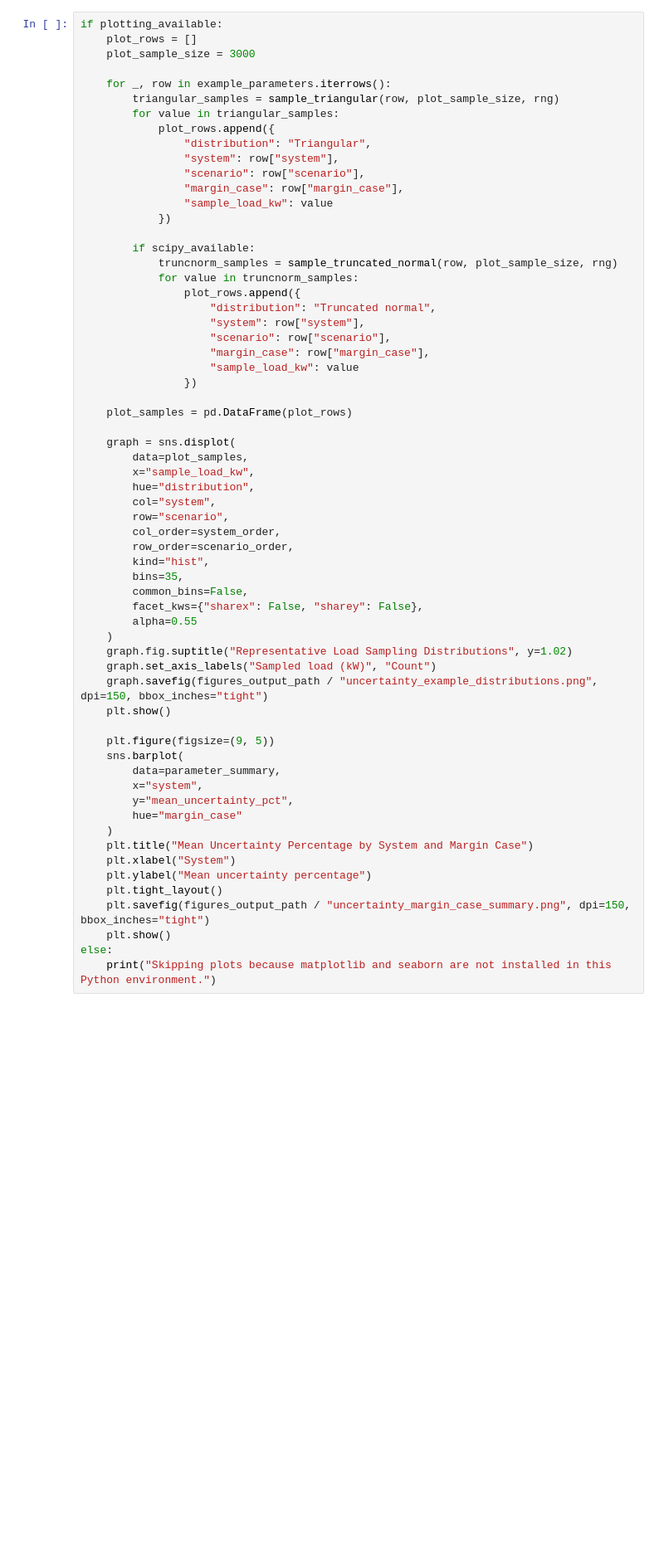
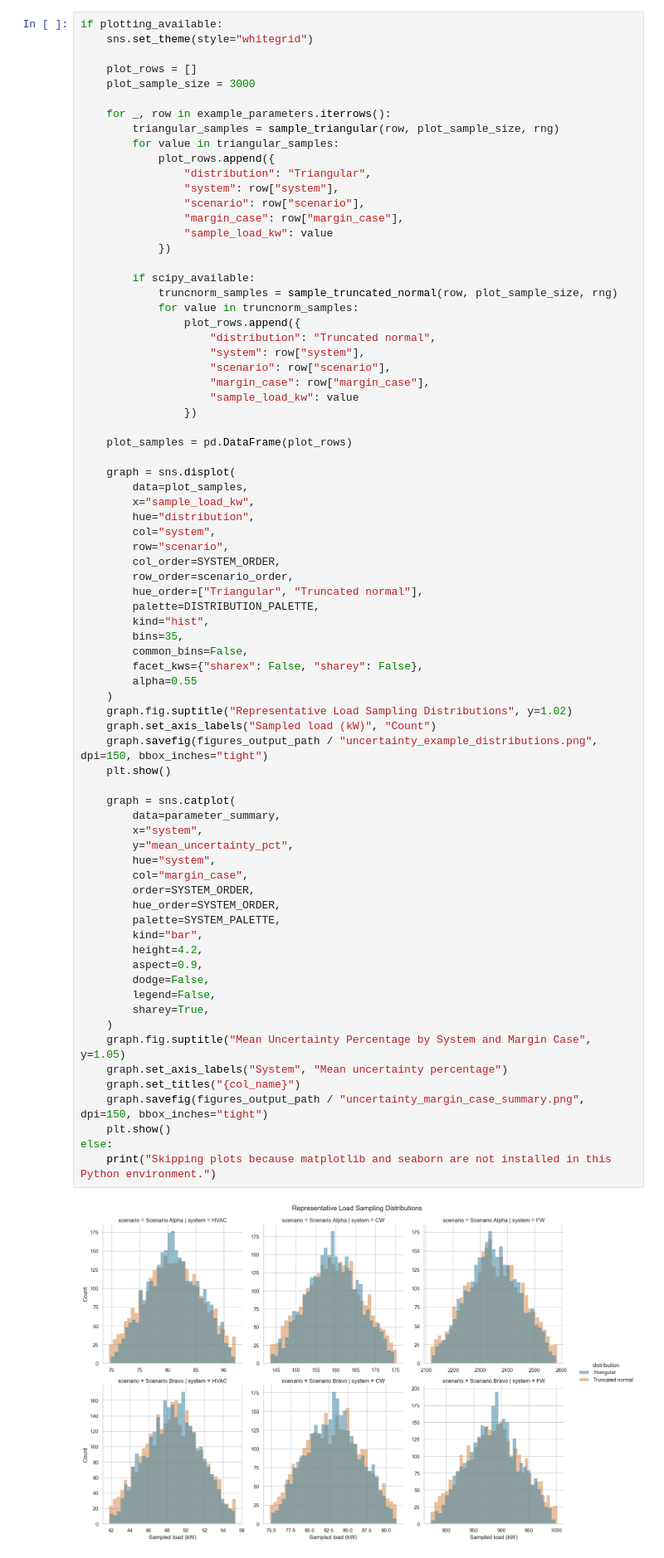
Before and after one commit to HBurgess173/Monte-Carlo-Simulation-of-a-Cascading-Cooling-System, a Jupyter notebook: notebooks/04_uncertainty_modelling.ipynb, the cells around one changed output. Shown at 83% size. Cells and saved outputs as stored; diff of their text form; blank space fills up the shorter version.

```diff
--- a/notebooks/04_uncertainty_modelling.ipynb
+++ b/notebooks/04_uncertainty_modelling.ipynb
@@ -452,6 +575,8 @@ display(degenerate_sampling_check)
 These plots are used to visually check that the distributions behave sensibly. I include one representative positive-load record for each subsystem in each scenario so that HVAC, CW and FW are all visible before the full Monte Carlo simulation is run in Notebook 05.
 # %%
 if plotting_available:
+    sns.set_theme(style="whitegrid")
+
     plot_rows = []
     plot_sample_size = 3000
 
@@ -477,39 +602,51 @@ if plotting_available:
                     "sample_load_kw": value
                 })
 
     plot_samples = pd.DataFrame(plot_rows)
 
     graph = sns.displot(
         data=plot_samples,
         x="sample_load_kw",
         hue="distribution",
         col="system",
         row="scenario",
-        col_order=system_order,
+        col_order=SYSTEM_ORDER,
         row_order=scenario_order,
+        hue_order=["Triangular", "Truncated normal"],
+        palette=DISTRIBUTION_PALETTE,
         kind="hist",
         bins=35,
         common_bins=False,
         facet_kws={"sharex": False, "sharey": False},
         alpha=0.55
     )
     graph.fig.suptitle("Representative Load Sampling Distributions", y=1.02)
     graph.set_axis_labels("Sampled load (kW)", "Count")
     graph.savefig(figures_output_path / "uncertainty_example_distributions.png", dpi=150, bbox_inches="tight")
     plt.show()
 
-    plt.figure(figsize=(9, 5))
-    sns.barplot(
+    graph = sns.catplot(
         data=parameter_summary,
         x="system",
         y="mean_uncertainty_pct",
-        hue="margin_case"
+        hue="system",
+        col="margin_case",
+        order=SYSTEM_ORDER,
+        hue_order=SYSTEM_ORDER,
+        palette=SYSTEM_PALETTE,
+        kind="bar",
+        height=4.2,
+        aspect=0.9,
+        dodge=False,
+        legend=False,
+        sharey=True,
     )
-    plt.title("Mean Uncertainty Percentage by System and Margin Case")
-    plt.xlabel("System")
-    plt.ylabel("Mean uncertainty percentage")
-    plt.tight_layout()
-    plt.savefig(figures_output_path / "uncertainty_margin_case_summary.png", dpi=150, bbox_inches="tight")
+    graph.fig.suptitle("Mean Uncertainty Percentage by System and Margin Case", y=1.05)
+    graph.set_axis_labels("System", "Mean uncertainty percentage")
+    graph.set_titles("{col_name}")
+    graph.savefig(figures_output_path / "uncertainty_margin_case_summary.png", dpi=150, bbox_inches="tight")
     plt.show()
 else:
     print("Skipping plots because matplotlib and seaborn are not installed in this Python environment.")
+# %% [output]
+[figure, added]
```
Also changed, not shown: parts of 11 cells of this notebook, 31 other files.
